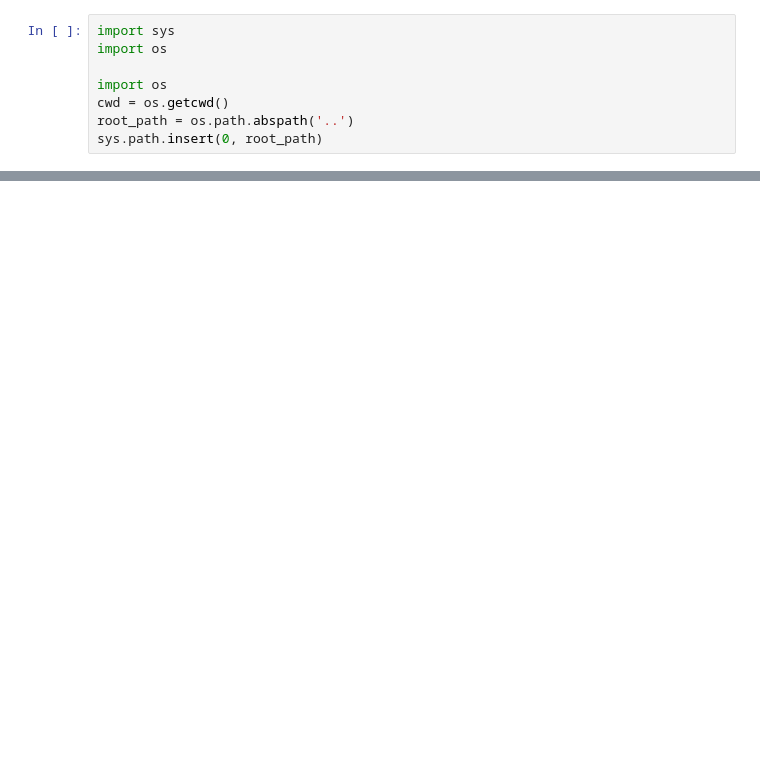
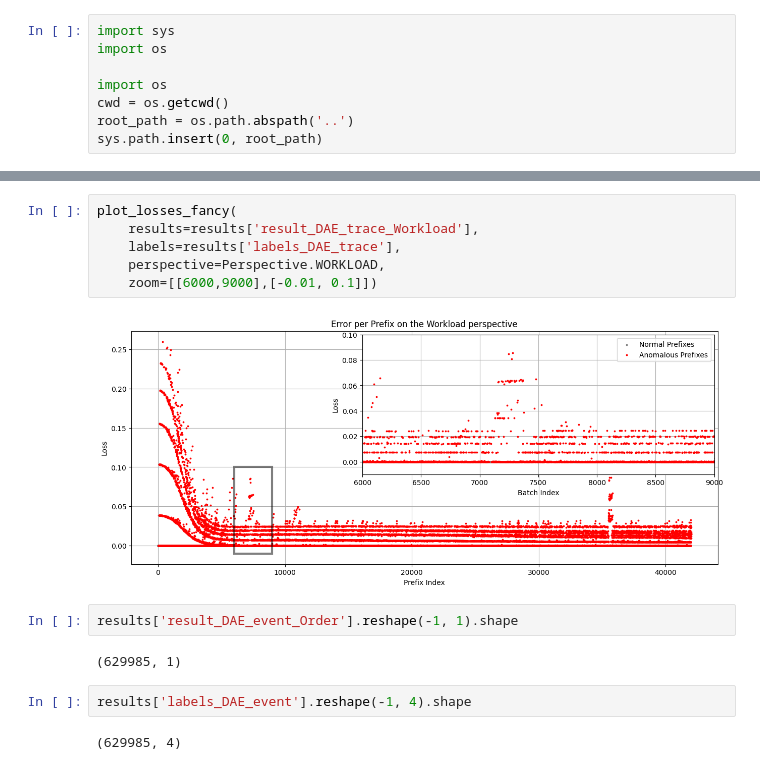
Before and after one commit to ronaldvandenbroek/BPAD, a Jupyter notebook: analysis/raw_results.ipynb, the cells around one changed output, grey strips where cells are left out. Cells and saved outputs as stored; diff of their text form; blank space fills up the shorter version.

```diff
--- a/analysis/raw_results.ipynb
+++ b/analysis/raw_results.ipynb
@@ -157,0 +150,16 @@ plot_losses_fancy(losses, ['Test', 'Test2'], zoom=True)
+# %%
+plot_losses_fancy(
+    results=results['result_DAE_trace_Workload'],
+    labels=results['labels_DAE_trace'],
+    perspective=Perspective.WORKLOAD,
+    zoom=[[6000,9000],[-0.01, 0.1]])
+# %% [output]
+[figure, added]
+# %%
+results['result_DAE_event_Order'].reshape(-1, 1).shape
+# %% [output]
+(629985, 1)
+# %%
+results['labels_DAE_event'].reshape(-1, 4).shape
+# %% [output]
+(629985, 4)
```
Also changed, not shown: parts of 23 cells of this notebook, 4 other files.
